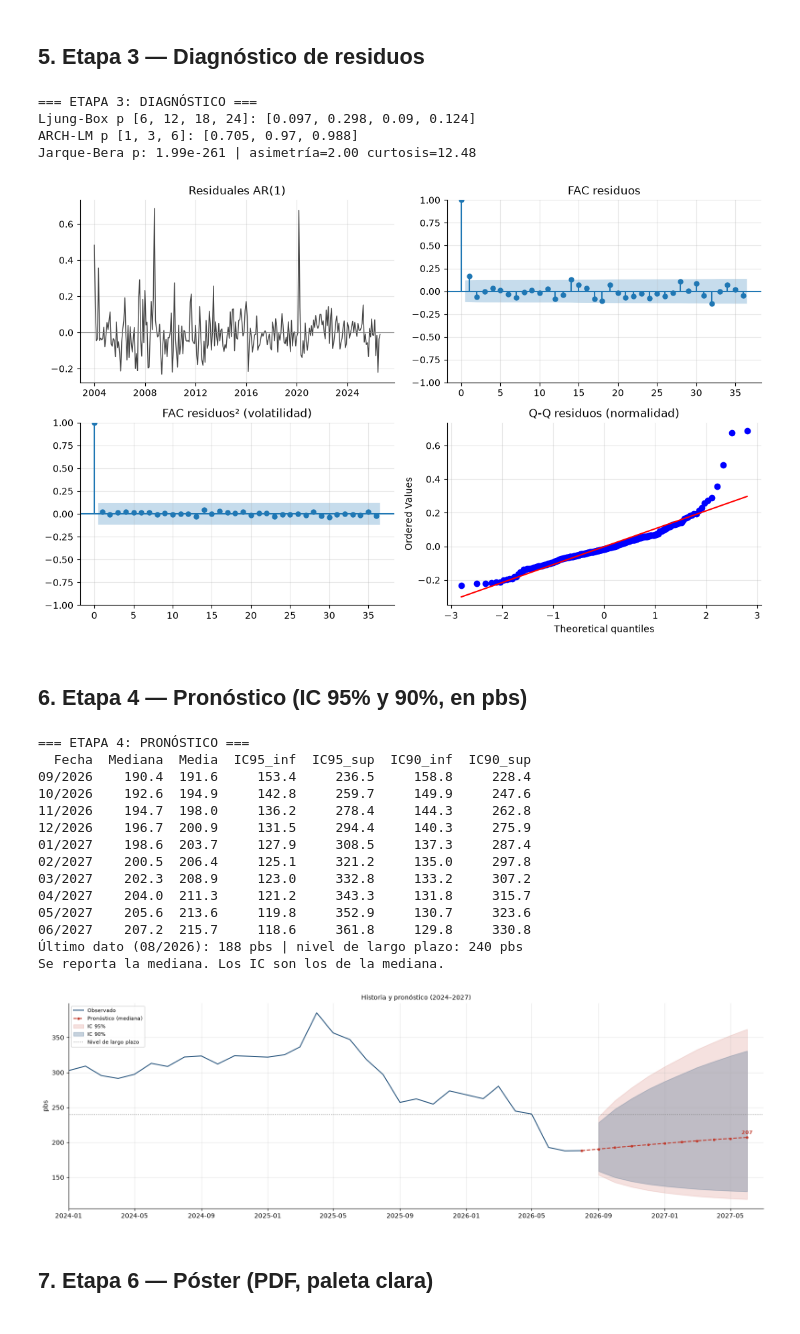
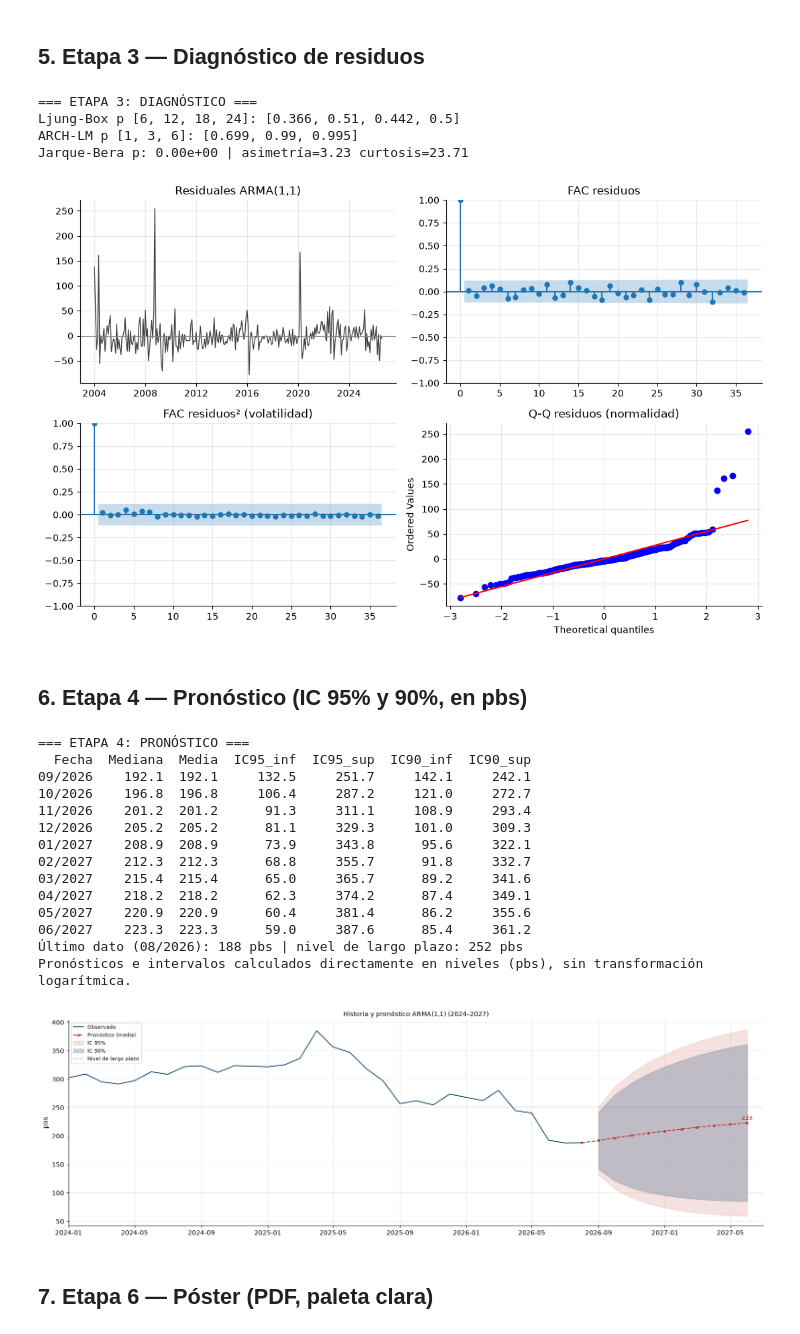
Before and after one commit to Julius7u7/nuevo-repo, a Jupyter notebook: code/Modelo_AR1_mensual.ipynb, the cells around one changed output. Drawn from its saved outputs; the diff is of its cells as text; code cells hidden in the pictures.

Commit message:
Actualiza modelo mensual ARMA y poster
Co-authored-by: Copilot <223556219+Copilot@users.noreply.github.com>

```diff
--- a/code/Modelo_AR1_mensual.ipynb
+++ b/code/Modelo_AR1_mensual.ipynb
@@ -164,3 +171,26 @@ KPSS reg=c  est=0.620 p=0.0208 crit5%=0.463
 ADF  reg=ct est=-3.422 p=0.0485 rezagos=1 crit5%=-3.427
 KPSS reg=ct est=0.438 p=0.0100 crit5%=0.146
 [figure]
+# %%
+print("=== COMPARACIÓN DE MODELOS: AIC Y BIC ===")
+print("Criterios de información (no pruebas de hipótesis); todos los modelos usan el spread mensual en niveles, la misma muestra y constante.")
+
+ajustes_comparables = {
+    "AR(1)": ARIMA(y, order=(1, 0, 0), trend=TREND).fit(),
+    "AR(2)": ARIMA(y, order=(2, 0, 0), trend=TREND).fit(),
+    "MA(1)": ARIMA(y, order=(0, 0, 1), trend=TREND).fit(),
+    "ARMA(1,1)": ARIMA(y, order=(1, 0, 1), trend=TREND).fit(),
+}
+
+tabla_aic_bic = pd.DataFrame(
+    [{"Modelo": nombre, "AIC": ajuste.aic, "BIC": ajuste.bic}
+     for nombre, ajuste in ajustes_comparables.items()]
+)
+tabla_aic_bic["ΔAIC"] = tabla_aic_bic["AIC"] - tabla_aic_bic["AIC"].min()
+tabla_aic_bic["ΔBIC"] = tabla_aic_bic["BIC"] - tabla_aic_bic["BIC"].min()
+tabla_aic_bic = tabla_aic_bic.sort_values(["BIC", "AIC"]).reset_index(drop=True)
+R["comparacion_aic_bic"] = tabla_aic_bic
+
+display(tabla_aic_bic.round(2))
+print(f"Preferido por AIC: {tabla_aic_bic.loc[tabla_aic_bic['AIC'].idxmin(), 'Modelo']}")
+print(f"Preferido por BIC: {tabla_aic_bic.loc[tabla_aic_bic['BIC'].idxmin(), 'Modelo']}")
@@ -213,9 +260,9 @@ def diagnosticar(m):
 
 def grafico_residuos(m, ruta, lags=36):
     """Residuales, FAC, FAC de residuos² (volatilidad) y Q-Q (normalidad)."""
-    res = pd.Series(np.asarray(m.resid), index=ly.index)
+    res = pd.Series(np.asarray(m.resid), index=y.index)
     fig, ax = plt.subplots(2, 2, figsize=(11, 7))
-    ax[0, 0].plot(res, color="#444", lw=1); ax[0, 0].axhline(0, color="gray", lw=.8); ax[0, 0].set_title("Residuales AR(1)")
+    ax[0, 0].plot(res, color="#444", lw=1); ax[0, 0].axhline(0, color="gray", lw=.8); ax[0, 0].set_title("Residuales ARMA(1,1)")
     plot_acf(res, lags=lags, ax=ax[0, 1], title="FAC residuos")
     plot_acf(res ** 2, lags=lags, ax=ax[1, 0], title="FAC residuos² (volatilidad)")
     stats.probplot(res, dist="norm", plot=ax[1, 1]); ax[1, 1].set_title("Q-Q residuos (normalidad)")
@@ -230,22 +277,21 @@ grafico_residuos(modelo, SALIDA / "fig3_residuos.png")
 R["diag"] = D
 # %% [output]
 === ETAPA 3: DIAGNÓSTICO ===
-Ljung-Box p [6, 12, 18, 24]: [0.097, 0.298, 0.09, 0.124]
-ARCH-LM p [1, 3, 6]: [0.705, 0.97, 0.988]
-Jarque-Bera p: 1.99e-261 | asimetría=2.00 curtosis=12.48
+Ljung-Box p [6, 12, 18, 24]: [0.366, 0.51, 0.442, 0.5]
+ARCH-LM p [1, 3, 6]: [0.699, 0.99, 0.995]
+Jarque-Bera p: 0.00e+00 | asimetría=3.23 curtosis=23.71
-[figure, old version]
+[figure, new version]
 # %% [markdown]
 ## 6. Etapa 4 — Pronóstico (IC 95% y 90%, en pbs)
 # %%
-def pronosticar(modelo, fechas, h=H, punto="mediana"):
-    """Mediana = exp(μ_h); media = exp(μ_h + σ²_h/2) bajo normalidad en logs. Los IC corresponden a la mediana."""
+def pronosticar(modelo, fechas, h=H, punto="media"):
+    """Pronostica directamente los promedios mensuales del spread en niveles (pbs), sin logaritmos."""
     fc = modelo.get_forecast(h)
-    mu_h, var_h = fc.predicted_mean.values, np.asarray(fc.var_pred_mean)
-    mediana, media = np.exp(mu_h), np.exp(mu_h + 0.5 * var_h)
+    pronostico = fc.predicted_mean.values
     fut = [fechas[-1] + pd.DateOffset(months=i + 1) for i in range(h)]
-    return dict(fc=fc, fut=fut, mediana=mediana, media=media, etq=punto,
-                punto=mediana if punto == "mediana" else media,
-                ic95=np.exp(fc.conf_int(alpha=0.05).values), ic90=np.exp(fc.conf_int(alpha=0.10).values))
+    return dict(fc=fc, fut=fut, mediana=pronostico, media=pronostico, etq=punto,
+                punto=pronostico, ic95=fc.conf_int(alpha=0.05).values,
+                ic90=fc.conf_int(alpha=0.10).values)
 
 def panel_pronostico(ax, y, P, a95, a90, color, titulo, ref95=None, nivel_lp=None):
     fut, punto = P["fut"], P["punto"]
@@ -254,48 +300,48 @@ def panel_pronostico(ax, y, P, a95, a90, color, titulo, ref95=None, nivel_lp=Non
     ax.fill_between(fut, a95[:, 0], a95[:, 1], color=C_ROJO, alpha=.15, label="IC 95%")
     ax.fill_between(fut, a90[:, 0], a90[:, 1], color=C_AZUL, alpha=.25, label="IC 90%")
     if ref95 is not None:
         ax.plot(fut, ref95[:, 0], ":", color="gray", lw=1.3, label="IC 95% original"); ax.plot(fut, ref95[:, 1], ":", color="gray", lw=1.3)
     if nivel_lp is not None:
         ax.axhline(nivel_lp, color="gray", ls=":", lw=1, label="Nivel de largo plazo")
     ax.annotate(f"{punto[-1]:.0f}", xy=(fut[-1], punto[-1]), xytext=(0, 5), textcoords="offset points",
                 ha="center", color=color, fontsize=8, fontweight="bold", zorder=10)
     ax.set_title(titulo, fontsize=10); ax.set_ylabel("pbs"); ax.legend(fontsize=8)
 
 print("=== ETAPA 4: PRONÓSTICO ===")
 P = pronosticar(modelo, y.index, punto=PUNTO)
 pron = pd.DataFrame({"Fecha": [f"{f:%m/%Y}" for f in P["fut"]], "Mediana": P["mediana"], "Media": P["media"],
                      "IC95_inf": P["ic95"][:, 0], "IC95_sup": P["ic95"][:, 1],
                      "IC90_inf": P["ic90"][:, 0], "IC90_sup": P["ic90"][:, 1]})
 print(pron.round(1).to_string(index=False))
 print(f"Último dato ({y.index[-1]:%m/%Y}): {y.iloc[-1]:.0f} pbs | nivel de largo plazo: {M['nivel_lp']:.0f} pbs")
-print(f"Se reporta la {PUNTO}. Los IC son los de la mediana.")
+print("Pronósticos e intervalos calculados directamente en niveles (pbs), sin transformación logarítmica.")
 fig, ax = plt.subplots(figsize=(16, 5.2))
 inicio_grafico = pd.Timestamp("2024-01-01")
-panel_pronostico(ax, y, P, P["ic95"], P["ic90"], C_ROJO, "Historia y pronóstico (2024–2027)", nivel_lp=M["nivel_lp"])
+panel_pronostico(ax, y, P, P["ic95"], P["ic90"], C_ROJO, "Historia y pronóstico ARMA(1,1) (2024–2027)", nivel_lp=M["nivel_lp"])
 datos_visibles = y.loc[inicio_grafico:]
 y_min = min(float(datos_visibles.min()), float(P["ic95"][:, 0].min()))
 y_max = max(float(datos_visibles.max()), float(P["ic95"][:, 1].max()))
 margen = 0.05 * (y_max - y_min)
 ax.set_xlim(inicio_grafico, P["fut"][-1] + pd.DateOffset(months=1))
 ax.set_ylim(y_min - margen, y_max + margen)
 plt.tight_layout(); fig.savefig(SALIDA / "fig4_pronostico.png", dpi=200); plt.show()
 R["pron"] = P
 # %% [output]
 === ETAPA 4: PRONÓSTICO ===
   Fecha  Mediana  Media  IC95_inf  IC95_sup  IC90_inf  IC90_sup
-09/2026    190.4  191.6     153.4     236.5     158.8     228.4
-10/2026    192.6  194.9     142.8     259.7     149.9     247.6
-11/2026    194.7  198.0     136.2     278.4     144.3     262.8
-12/2026    196.7  200.9     131.5     294.4     140.3     275.9
-01/2027    198.6  203.7     127.9     308.5     137.3     287.4
-02/2027    200.5  206.4     125.1     321.2     135.0     297.8
-03/2027    202.3  208.9     123.0     332.8     133.2     307.2
-04/2027    204.0  211.3     121.2     343.3     131.8     315.7
-05/2027    205.6  213.6     119.8     352.9     130.7     323.6
-06/2027    207.2  215.7     118.6     361.8     129.8     330.8
-Último dato (08/2026): 188 pbs | nivel de largo plazo: 240 pbs
-Se reporta la mediana. Los IC son los de la mediana.
+09/2026    192.1  192.1     132.5     251.7     142.1     242.1
+10/2026    196.8  196.8     106.4     287.2     121.0     272.7
+11/2026    201.2  201.2      91.3     311.1     108.9     293.4
+12/2026    205.2  205.2      81.1     329.3     101.0     309.3
+01/2027    208.9  208.9      73.9     343.8      95.6     322.1
+02/2027    212.3  212.3      68.8     355.7      91.8     332.7
+03/2027    215.4  215.4      65.0     365.7      89.2     341.6
+04/2027    218.2  218.2      62.3     374.2      87.4     349.1
+05/2027    220.9  220.9      60.4     381.4      86.2     355.6
+06/2027    223.3  223.3      59.0     387.6      85.4     361.2
+Último dato (08/2026): 188 pbs | nivel de largo plazo: 252 pbs
+Pronósticos e intervalos calculados directamente en niveles (pbs), sin transformación logarítmica.
-[figure, old version]
+[figure, new version]
 # %% [markdown]
 ## 7. Etapa 6 — Póster (PDF, paleta clara)
 # %%
```
Also changed, not shown: parts of 9 cells of this notebook, 6 other files.
